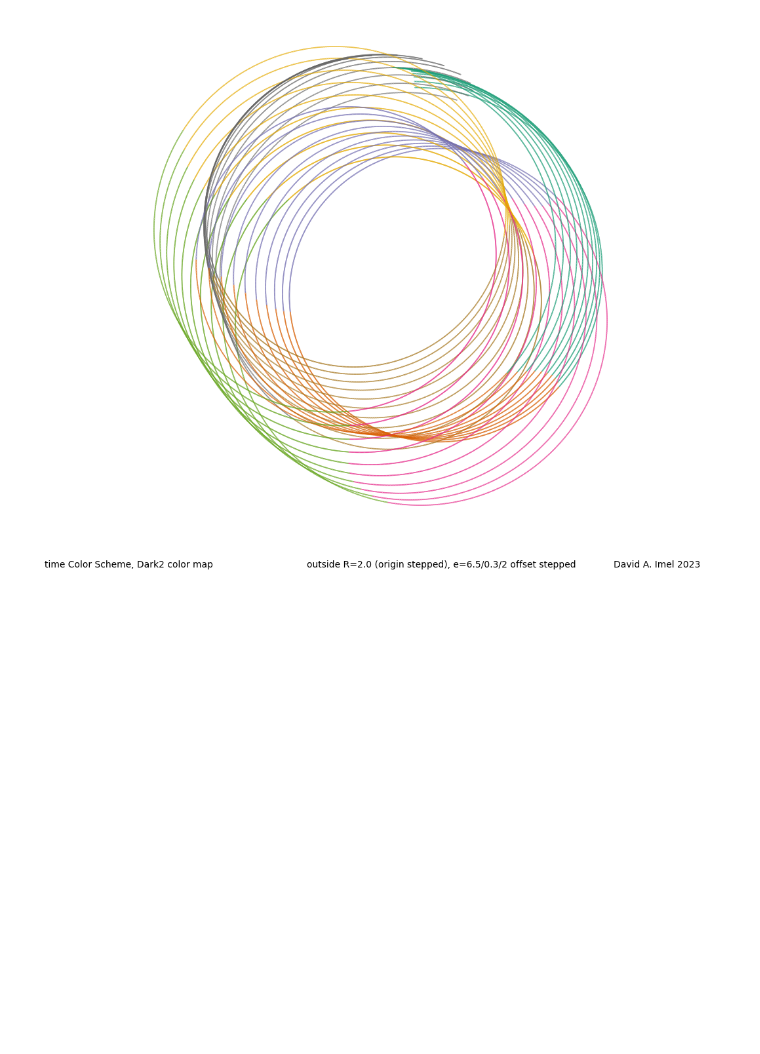
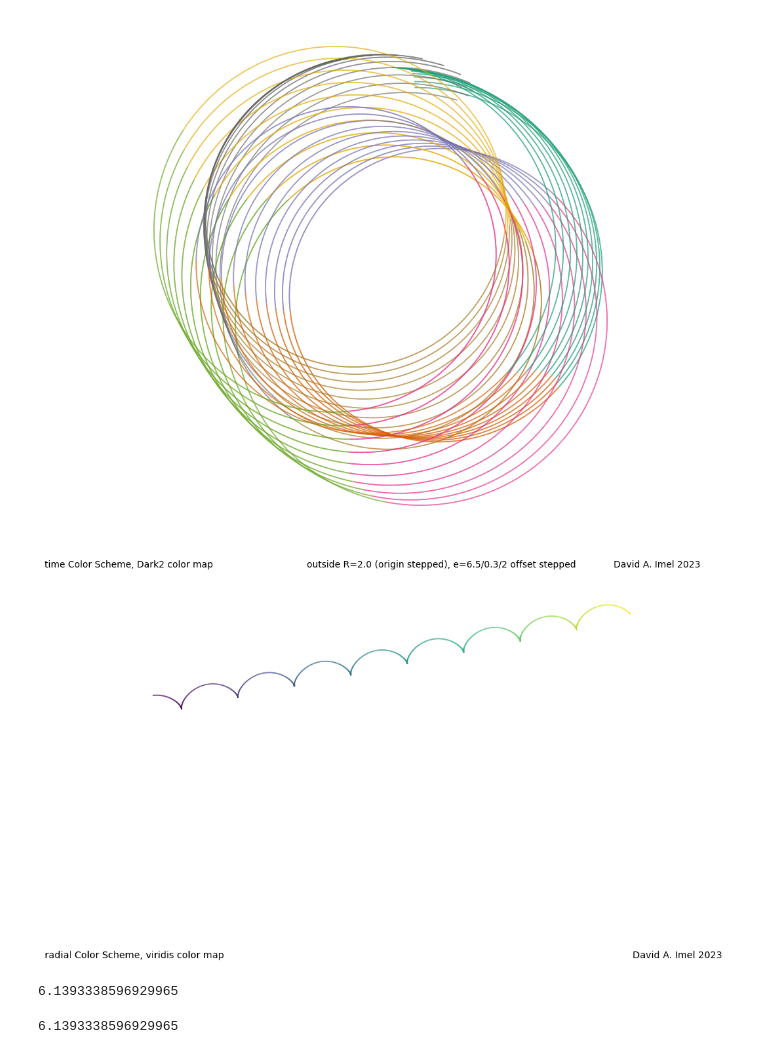
Before and after one commit to donalgrant/spiro, a Jupyter notebook: ellipticals.ipynb, the cells around one changed output. Drawn from its saved outputs; the diff is of its cells as text; code cells hidden in the pictures; blank space fills up the shorter version.

```diff
--- a/ellipticals.ipynb
+++ b/ellipticals.ipynb
@@ -62,3 +62,7 @@ f.caption('outside R=2.0 (origin stepped), e=6.5/0.3/2 offset stepped')
 f.save_fig('Ellipse-B.png')
 # %% [output]
 [figure]
+# %%
+f.plot(roll_ellipse(0,0,50,10,Ellipse(1,0.3,1,0)))
+# %% [output]
+[figure, added]
@@ -64,0 +71,4 @@ f.save_fig('Ellipse-B.png')
+# %%
+print(4*1*scipy.special.ellipe(0.3**2))
+# %% [output]
+6.1393338596929965
@@ -64,0 +77,4 @@ f.save_fig('Ellipse-B.png')
+# %%
+print(ellipse.c)
+# %% [output]
+6.1393338596929965
```
Also changed, not shown: parts of 2 cells of this notebook, 1 other file.
